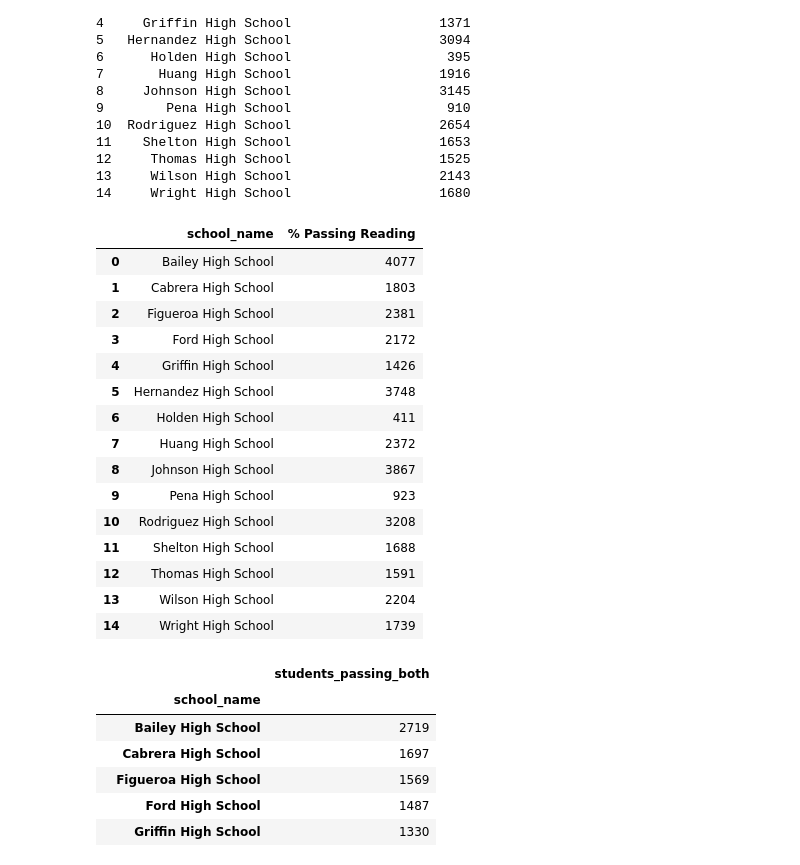
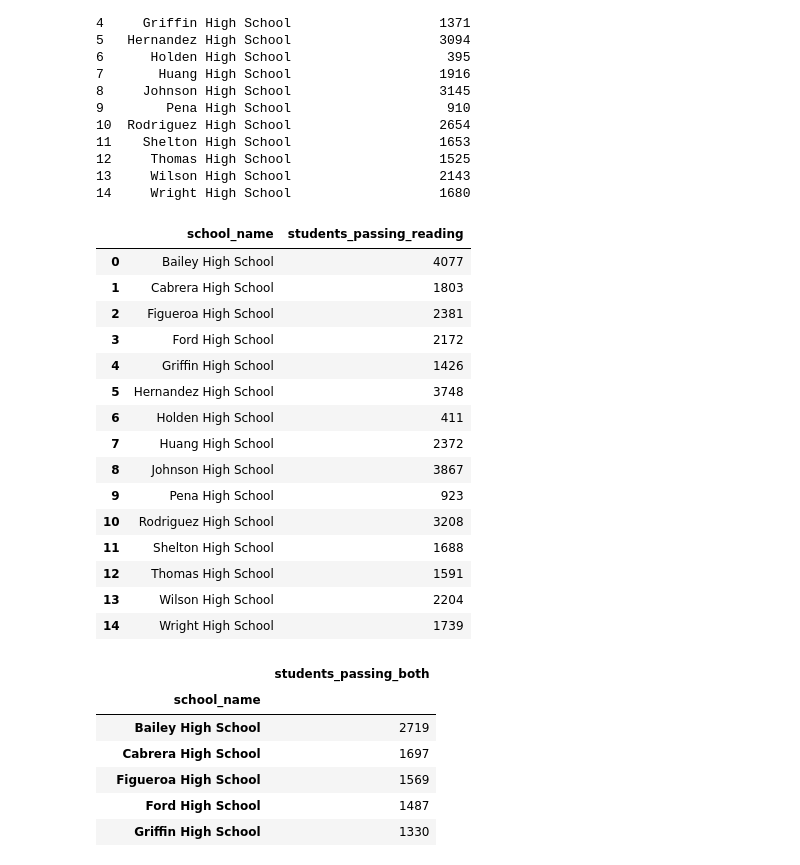
Before and after one commit to jerryevalentine/pandas-challenge, a Jupyter notebook: PyCitySchools/PyCitySchools_FINAL.ipynb, the cells around one changed output. Saved outputs shown, nothing was run; the diff lists cells and outputs as text; code cells hidden in the pictures.

```diff
--- a/PyCitySchools/PyCitySchools_FINAL.ipynb
+++ b/PyCitySchools/PyCitySchools_FINAL.ipynb
@@ -319,13 +319,13 @@ print(school_students_passing_math)
 # %%
 # Calculate the number of students per school with reading scores of 70 or higher from school_data_complete
 students_passing_reading  = school_data_complete[school_data_complete['reading_score'] >= 70].groupby('school_name').count()['student_name'].reset_index()
 students_passing_reading.rename(columns={'student_name': 'students_passing_reading'}, inplace=True)
 school_students_passing_reading = students_passing_reading
-cols = ['school_name','% Passing Reading']
+cols = ['school_name','students_passing_reading']
 school_students_passing_reading.columns = cols
 display(school_students_passing_reading)
 # %% [output]
-|  | school_name | % Passing Reading |
+|  | school_name | students_passing_reading |
 | 0 | Bailey High School | 4077 |
 | 1 | Cabrera High School | 1803 |
 | 2 | Figueroa High School | 2381 |
```
Also changed, not shown: parts of 20 cells of this notebook.
